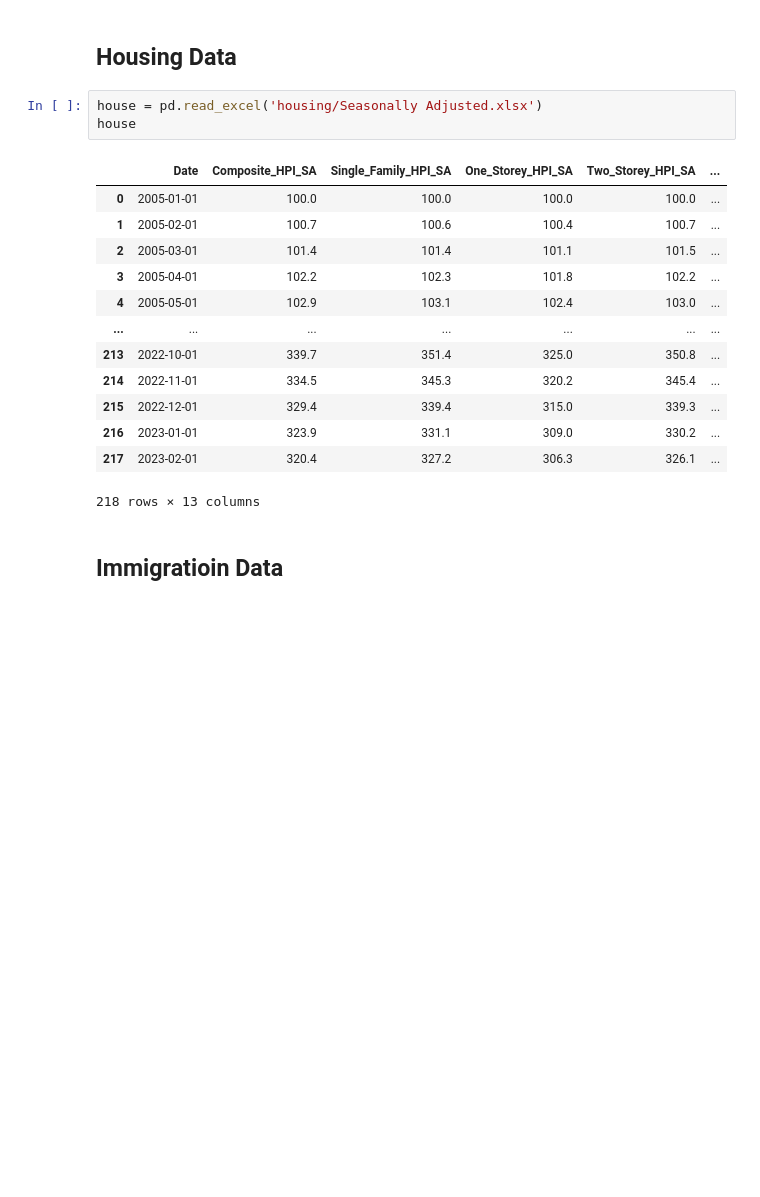
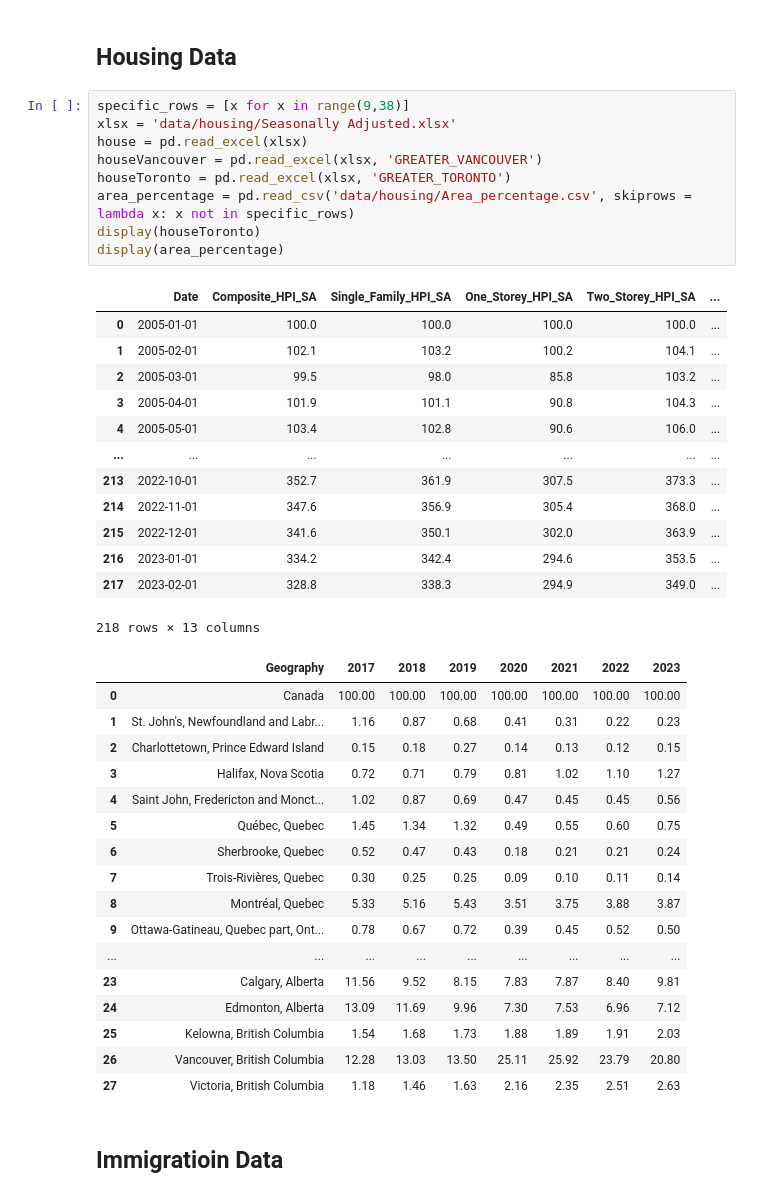
Before and after one commit to runningbird1991/CPSC-4810-project, a Jupyter notebook: project.ipynb, the cells around one changed output. Saved outputs shown, nothing was run; the diff lists cells and outputs as text; blank space fills up the shorter version.

```diff
--- a/project.ipynb
+++ b/project.ipynb
@@ -21,22 +21,45 @@ import matplotlib.pyplot as plt
 # %% [markdown]
 ## Housing Data
 # %%
-house = pd.read_excel('housing/Seasonally Adjusted.xlsx')
-house
+specific_rows = [x for x in range(9,38)]
+xlsx = 'data/housing/Seasonally Adjusted.xlsx'
+house = pd.read_excel(xlsx)
+houseVancouver = pd.read_excel(xlsx, 'GREATER_VANCOUVER')
+houseToronto = pd.read_excel(xlsx, 'GREATER_TORONTO')
+area_percentage = pd.read_csv('data/housing/Area_percentage.csv', skiprows = lambda x: x not in specific_rows)
+display(houseToronto)
+display(area_percentage)
 # %% [output]
 |  | Date | Composite_HPI_SA | Single_Family_HPI_SA | One_Storey_HPI_SA | Two_Storey_HPI_SA | ... |
 | 0 | 2005-01-01 | 100.0 | 100.0 | 100.0 | 100.0 | ... |
-| 1 | 2005-02-01 | 100.7 | 100.6 | 100.4 | 100.7 | ... |
-| 2 | 2005-03-01 | 101.4 | 101.4 | 101.1 | 101.5 | ... |
-| 3 | 2005-04-01 | 102.2 | 102.3 | 101.8 | 102.2 | ... |
-| 4 | 2005-05-01 | 102.9 | 103.1 | 102.4 | 103.0 | ... |
+| 1 | 2005-02-01 | 102.1 | 103.2 | 100.2 | 104.1 | ... |
+| 2 | 2005-03-01 | 99.5 | 98.0 | 85.8 | 103.2 | ... |
+| 3 | 2005-04-01 | 101.9 | 101.1 | 90.8 | 104.3 | ... |
+| 4 | 2005-05-01 | 103.4 | 102.8 | 90.6 | 106.0 | ... |
 | ... | ... | ... | ... | ... | ... | ... |
-| 213 | 2022-10-01 | 339.7 | 351.4 | 325.0 | 350.8 | ... |
-| 214 | 2022-11-01 | 334.5 | 345.3 | 320.2 | 345.4 | ... |
-| 215 | 2022-12-01 | 329.4 | 339.4 | 315.0 | 339.3 | ... |
-| 216 | 2023-01-01 | 323.9 | 331.1 | 309.0 | 330.2 | ... |
-| 217 | 2023-02-01 | 320.4 | 327.2 | 306.3 | 326.1 | ... |
+| 213 | 2022-10-01 | 352.7 | 361.9 | 307.5 | 373.3 | ... |
+| 214 | 2022-11-01 | 347.6 | 356.9 | 305.4 | 368.0 | ... |
+| 215 | 2022-12-01 | 341.6 | 350.1 | 302.0 | 363.9 | ... |
+| 216 | 2023-01-01 | 334.2 | 342.4 | 294.6 | 353.5 | ... |
+| 217 | 2023-02-01 | 328.8 | 338.3 | 294.9 | 349.0 | ... |
 218 rows × 13 columns
+|  | Geography | 2017 | 2018 | 2019 | 2020 | 2021 | 2022 | 2023 |
+| 0 | Canada | 100.00 | 100.00 | 100.00 | 100.00 | 100.00 | 100.00 | 100.00 |
+| 1 | St. John's, Newfoundland and Labr... | 1.16 | 0.87 | 0.68 | 0.41 | 0.31 | 0.22 | 0.23 |
+| 2 | Charlottetown, Prince Edward Island | 0.15 | 0.18 | 0.27 | 0.14 | 0.13 | 0.12 | 0.15 |
+| 3 | Halifax, Nova Scotia | 0.72 | 0.71 | 0.79 | 0.81 | 1.02 | 1.10 | 1.27 |
+| 4 | Saint John, Fredericton and Monct... | 1.02 | 0.87 | 0.69 | 0.47 | 0.45 | 0.45 | 0.56 |
+| 5 | Québec, Quebec | 1.45 | 1.34 | 1.32 | 0.49 | 0.55 | 0.60 | 0.75 |
+| 6 | Sherbrooke, Quebec | 0.52 | 0.47 | 0.43 | 0.18 | 0.21 | 0.21 | 0.24 |
+| 7 | Trois-Rivières, Quebec | 0.30 | 0.25 | 0.25 | 0.09 | 0.10 | 0.11 | 0.14 |
+| 8 | Montréal, Quebec | 5.33 | 5.16 | 5.43 | 3.51 | 3.75 | 3.88 | 3.87 |
+| 9 | Ottawa-Gatineau, Quebec part, Ont... | 0.78 | 0.67 | 0.72 | 0.39 | 0.45 | 0.52 | 0.50 |
+| ... | ... | ... | ... | ... | ... | ... | ... | ... |
+| 23 | Calgary, Alberta | 11.56 | 9.52 | 8.15 | 7.83 | 7.87 | 8.40 | 9.81 |
+| 24 | Edmonton, Alberta | 13.09 | 11.69 | 9.96 | 7.30 | 7.53 | 6.96 | 7.12 |
+| 25 | Kelowna, British Columbia | 1.54 | 1.68 | 1.73 | 1.88 | 1.89 | 1.91 | 2.03 |
+| 26 | Vancouver, British Columbia | 12.28 | 13.03 | 13.50 | 25.11 | 25.92 | 23.79 | 20.80 |
+| 27 | Victoria, British Columbia | 1.18 | 1.46 | 1.63 | 2.16 | 2.35 | 2.51 | 2.63 |
 # %% [markdown]
 ## Immigratioin Data
 # %%
```
Also changed, not shown: parts of 2 cells of this notebook.
